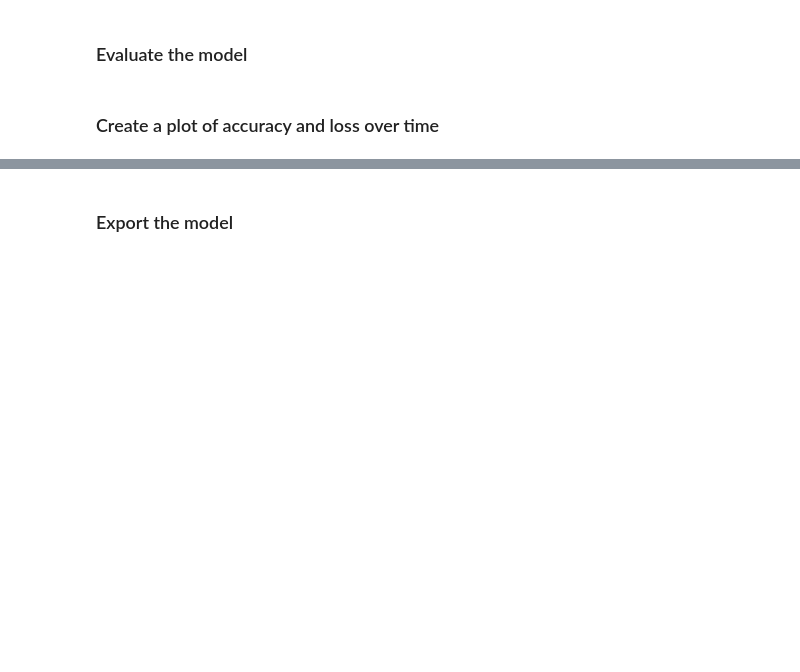
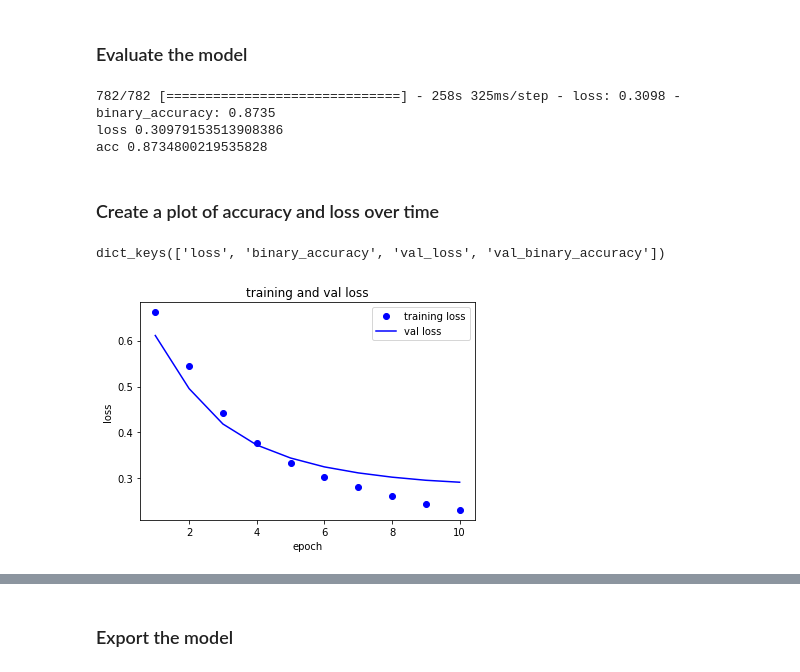
Before and after one commit to duongdqq/TF_tutorial, a Jupyter notebook: for_bebinners.ipynb, the cells around one changed output, grey strips where cells are left out. Cells and saved outputs as stored; diff of their text form; code cells hidden in the pictures; blank space fills up the shorter version.

```diff
--- a/for_bebinners.ipynb
+++ b/for_bebinners.ipynb
@@ -330,2 +424,14 @@ Found 25000 files belonging to 2 classes.
 # %% [markdown]
 ### Create the model
+# %%
+embedding_dim = 16
+
+model = tf.keras.Sequential([
+    tf.keras.layers.Embedding(max_features + 1, embedding_dim),
+    tf.keras.layers.Dropout(0.2),
+    tf.keras.layers.GlobalAveragePooling1D(),
+    tf.keras.layers.Dropout(0.2),
+    tf.keras.layers.Dense(1)
+])
+
+model.summary()
@@ -332,4 +464,13 @@ Found 25000 files belonging to 2 classes.
 # %% [markdown]
 ### Loss function and optimizer
+# %%
+model.compile(loss=tf.losses.BinaryCrossentropy(from_logits=True),
+              optimizer='adam',
+              metrics=tf.metrics.BinaryAccuracy(threshold=0.0))
 # %% [markdown]
 ### Train the model
+# %%
+epoch = 10
+history = model.fit(train_ds,
+                   validation_data=val_ds,
+                   epochs=epoch)
@@ -336,4 +498,36 @@ Found 25000 files belonging to 2 classes.
 # %% [markdown]
 ### Evaluate the model
+# %%
+loss, acc = model.evaluate(test_ds)
+
+print('loss', loss)
+print('acc', acc)
+# %% [output]
+782/782 [==============================] - 258s 325ms/step - loss: 0.3098 - binary_accuracy: 0.8735
+loss 0.30979153513908386
+acc 0.8734800219535828
 # %% [markdown]
 ### Create a plot of accuracy and loss over time
+# %%
+history_dict = history.history
+history_dict.keys()
+# %% [output]
+dict_keys(['loss', 'binary_accuracy', 'val_loss', 'val_binary_accuracy'])
+# %%
+acc = history_dict['binary_accuracy']
+val_acc = history_dict['val_binary_accuracy']
+loss = history_dict['loss']
+val_loss = history_dict['val_loss']
+
+epoch = range(1, len(acc) + 1)
+
+plt.plot(epoch, loss, 'bo', label = 'training loss')
+plt.plot(epoch, val_loss, 'b', label='val loss')
+plt.title('training and val loss')
+plt.xlabel('epoch')
+plt.ylabel('loss')
+plt.legend()
+
+plt.show()
+# %% [output]
+[figure, added]
```
Also changed, not shown: parts of 27 cells of this notebook.
